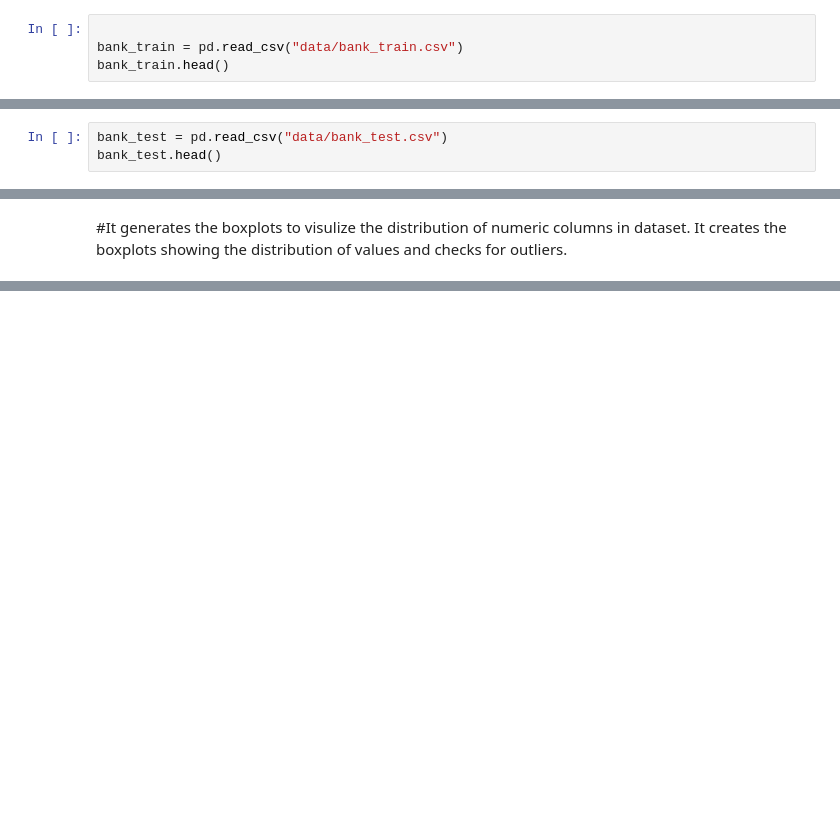
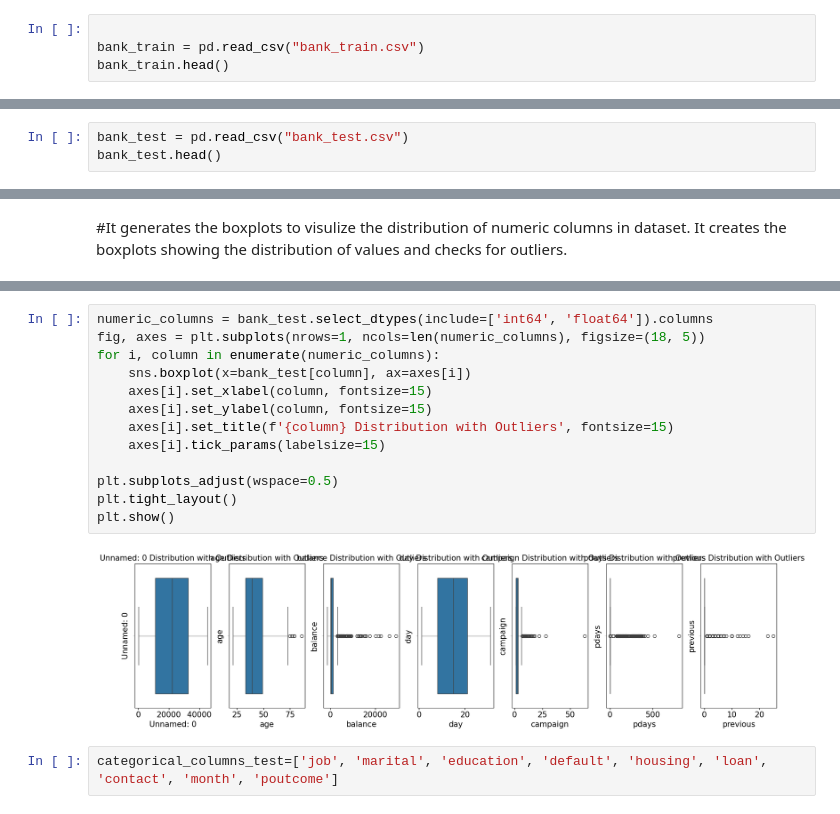
Before and after one commit to ThammineniHemanthChowdary/AML, a Jupyter notebook: bank (2).ipynb, the cells around one changed output, grey strips where cells are left out. Saved outputs shown, nothing was run; the diff lists cells and outputs as text; blank space fills up the shorter version.

```diff
--- a/bank (2).ipynb
+++ b/bank (2).ipynb
@@ -5,7 +5,7 @@ import matplotlib.pyplot as plt
 import seaborn as sns
 # %%
 
-bank_train = pd.read_csv("data/bank_train.csv")
+bank_train = pd.read_csv("bank_train.csv")
 bank_train.head()
 # %% [output]
 |  | Unnamed: 0 | age | job | marital | education | default | balance | housing | loan | contact | ... |
@@ -15,7 +15,7 @@ bank_train.head()
 | 3 | 3 | 47 | blue-collar | married | unknown | no | 1506 | yes | no | unknown | ... |
 | 4 | 4 | 33 | unknown | single | unknown | no | 1 | no | no | unknown | ... |
 # %%
-bank_test = pd.read_csv("data/bank_test.csv")
+bank_test = pd.read_csv("bank_test.csv")
 bank_test.head()
 # %% [output]
 |  | Unnamed: 0 | age | job | marital | education | default | balance | housing | loan | contact | ... |
@@ -463,0 +337,17 @@ XGBoost - Validation F1-Score: 0.5476647472808701
+# %%
+numeric_columns = bank_test.select_dtypes(include=['int64', 'float64']).columns
+fig, axes = plt.subplots(nrows=1, ncols=len(numeric_columns), figsize=(18, 5))
+for i, column in enumerate(numeric_columns):
+    sns.boxplot(x=bank_test[column], ax=axes[i])
+    axes[i].set_xlabel(column, fontsize=15)
+    axes[i].set_ylabel(column, fontsize=15)
+    axes[i].set_title(f'{column} Distribution with Outliers', fontsize=15)
+    axes[i].tick_params(labelsize=15)
+
+plt.subplots_adjust(wspace=0.5)
+plt.tight_layout()
+plt.show()
+# %% [output]
+[figure, added]
+# %%
+categorical_columns_test=['job', 'marital', 'education', 'default', 'housing', 'loan', 'contact', 'month', 'poutcome']
```
Also changed, not shown: parts of 23 cells of this notebook, 1 other file.
